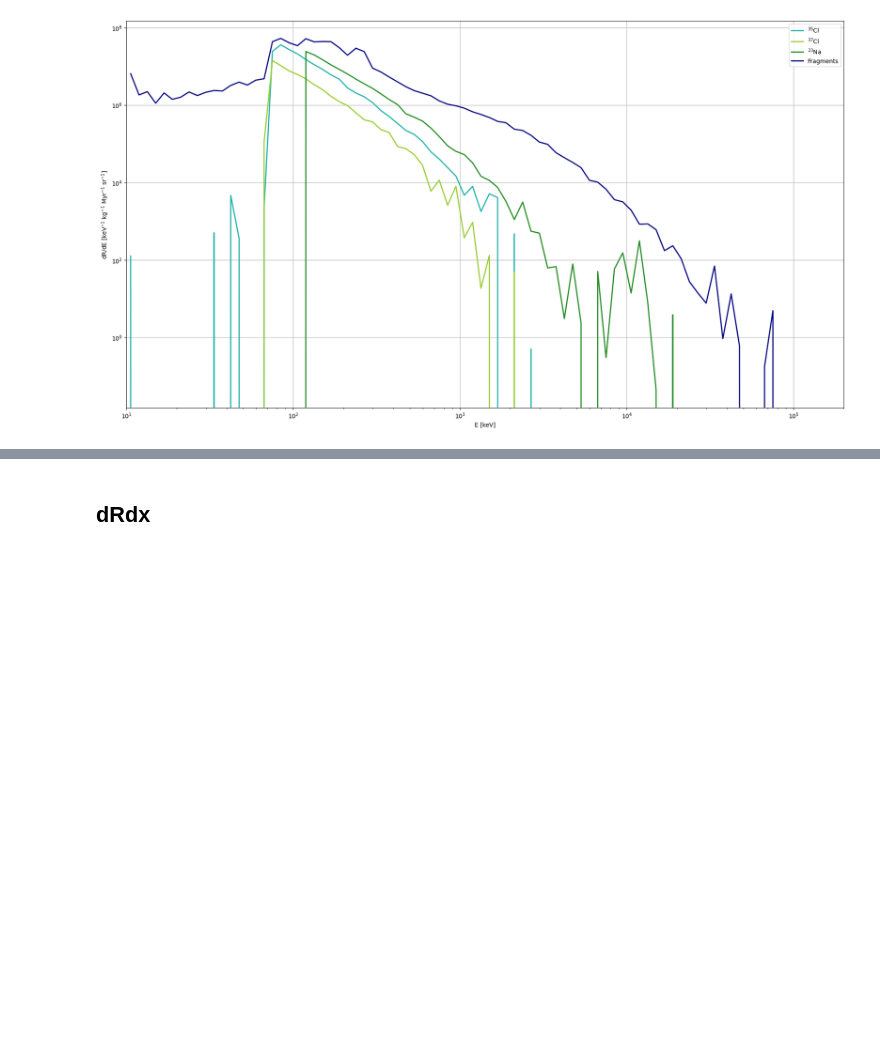
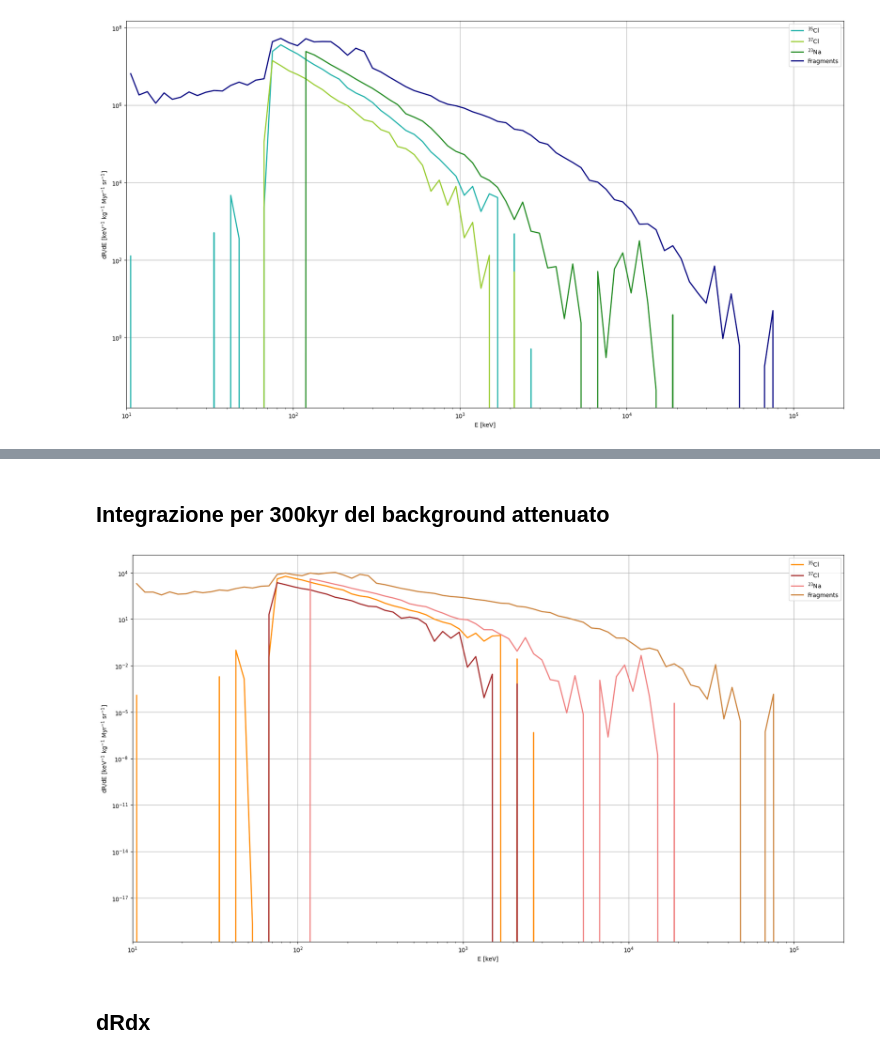
Before and after one commit to fedemaio/Bachelor-Thesis, a Jupyter notebook: all_you_need/geant/dRdE_overburden.ipynb, the cells around one changed output, grey strips where cells are left out. Drawn from its saved outputs; the diff is of its cells as text; code cells hidden in the pictures; blank space fills up the shorter version.

```diff
--- a/all_you_need/geant/dRdE_overburden.ipynb
+++ b/all_you_need/geant/dRdE_overburden.ipynb
@@ -245,3 +240,76 @@ plt.show()
+# %% [markdown]
+## Integrazione per 300kyr del background attenuato
+# %%
+x_data, y_data = np.loadtxt('../Resconi.txt', usecols=(0, 1), unpack=True)
+# Calcolo differenziale del flusso
+y_data = y_data[:-1] / np.diff(x_data)
+x_data = x_data[:-1]
+
+# Crea una funzione di flusso "base" (senza attenuazione)
+base_flux_func = log_interp1d(x_data, y_data/pow(x_data,3))
+
+fig = plt.figure(figsize=(18, 10))
+
+for idx, i in enumerate(depths):
+
+    listfunc = [base_flux_func]
+
+    xx = np.logspace(-2, 3, 101)
+    ee = par(i) * (xx + 510) - 510
+    yy = listfunc[0](ee) * par(i)
+    listfunc[0] = log_interp1d(xx, yy)
+
+# Integrazione del flusso nel tempo
+Num = Integration(listfunc, arr_time , tot_time) # media su 300kyr di fllusso
+weight = Num / 1e4  # ho eseguito 1e4 simulazioni, quindi normalizzo per un singolo evento
+
+# Definisce i parametri per la distribuzione di energia
+n = 101  # numero di bin
+Er = np.logspace(-2, 3, n)  # Energia in MeV: da 10^-2 a 10^3 MeV
+length = 1000   # lunghezza in cm
+rho = 2.16e-3   # densità in kg/cm^3
+Er_width = np.diff(Er)            # larghezza dei bin
+Er_mid = Er[:-1] + Er_width / 2    # centro dei bin
+
+# Ottieni i conteggi per i vari nuclei; Count restituisce:
+# Count[0] -> conteggi per ^35Cl, Count[1] -> per ^37Cl, Count[2] -> per ^23Na,
+# Count[3] -> per frammenti, Count[4] -> nomi dei nuclei (o lunghezze dei vettori)
+Conta = Count(weight, Er)
+
+# Somma i conteggi dei frammenti per ciascun bin di energia
+Frag = np.zeros(len(Er_mid))
+for k in range(len(Conta[4])):
+    for j in range(len(Er_mid)):
+        Frag[j] += Conta[3][k][j]
+
+# Interpola i conteggi normalizzati per ciascun nucleo
+F35 = interp1d(Er_mid, Conta[0] / Er_width, fill_value='extrapolate')
+F37 = interp1d(Er_mid, Conta[1] / Er_width, fill_value='extrapolate')
+F23 = interp1d(Er_mid, Conta[2] / Er_width, fill_value='extrapolate')
+
+# Seleziona il subplot corrente
+#ax = axes[idx]
+
+# Effettua il plot in scala log-log
+plt.loglog(Er_mid * 1e3, F35(Er_mid) * 1e-3 / (length * rho), label="$^{35}$Cl", linewidth=2, color='darkorange')
+plt.loglog(Er_mid * 1e3, F37(Er_mid) * 1e-3 / (length * rho), label="$^{37}$Cl", linewidth=2, color='brown')
+plt.loglog(Er_mid * 1e3, F23(Er_mid) * 1e-3 / (length * rho), label="$^{23}$Na", linewidth=2, color='lightcoral')
+plt.loglog(Er_mid * 1e3, Frag * 1e-3 / Er_width / (length * rho), label="Fragments", linewidth=2, color='peru')
+
+plt.xlabel("E [keV]")
+plt.ylabel("dR/dE [keV$^{-1}$ kg$^{-1}$ Myr$^{-1}$ sr$^{-1}$]")
+plt.xlim(1e1, 2e5)
+plt.grid(True)
+plt.legend()
+
+# Salva i dati o esegui ulteriori operazioni con la funzione Stampa
+Stampa('tot_time', "_Resconi", Conta, Er)
+#print(i)
+
+plt.tight_layout()
+plt.show()
+# %% [output]
+[figure, added]
 # %% [markdown]
 ## dRdx
 # %%
```
Also changed, not shown: parts of 13 cells of this notebook, 9 other files.
